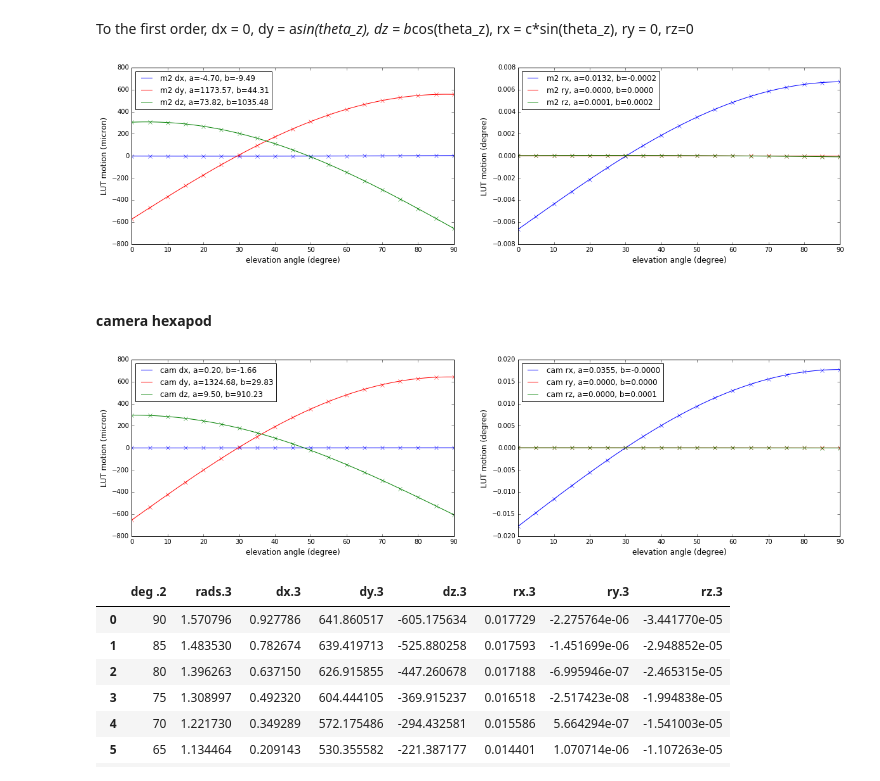
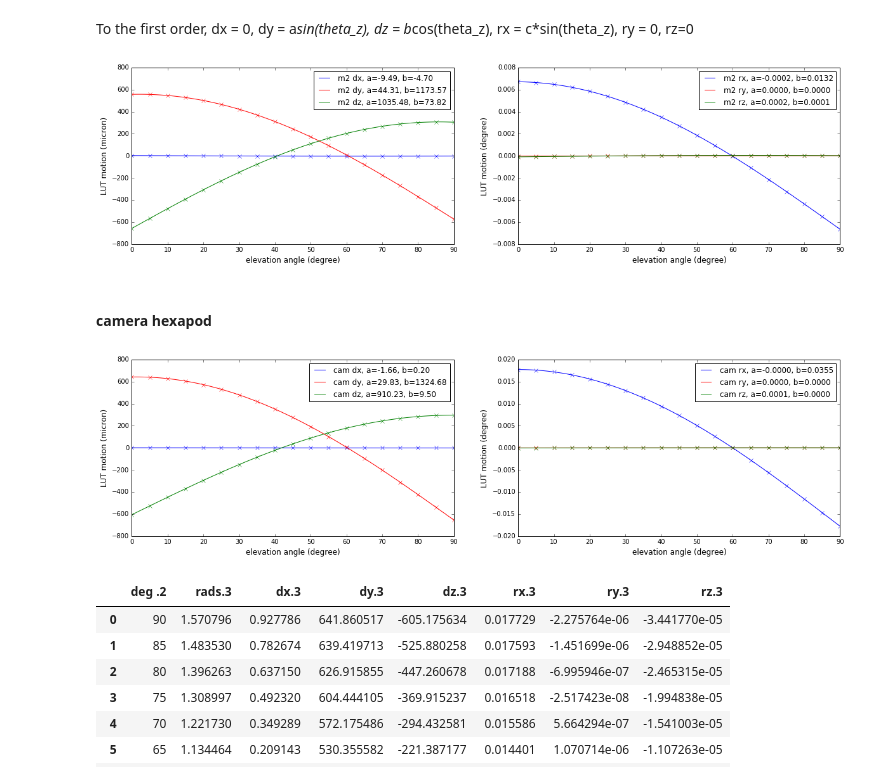
Before and after one commit to bxin/hexrot, a Jupyter notebook: hexLUT.ipynb, the cells around one changed output. Cells and saved outputs as stored; diff of their text form; code cells hidden in the pictures.

```diff
--- a/hexLUT.ipynb
+++ b/hexLUT.ipynb
@@ -41,0 +59,14 @@ plt.plot(x, (testFunc(x)-y3fit(x))*2500);
+# %%
+a = np.poly1d(np.hstack((0, 0,0,0,0, p5c[5])))
+plt.plot(x, a(x),label='0')
+b = np.poly1d(np.hstack((0, 0,0,0, p5c[4],0)))
+plt.plot(x, b(x),'.',label='1')
+c = np.poly1d(np.hstack((0, 0,0, p5c[3],0,0)))
+plt.plot(x, c(x),label='2')
+d = np.poly1d(np.hstack((0,0, p5c[2],0,0,0)))
+plt.plot(x, d(x),label='3')
+e = np.poly1d(np.hstack((0, p5c[1],0,0,0,0)))
+plt.plot(x, e(x),label='4')
+f = np.poly1d(np.hstack((p5c[0],0,0,0, 0, 0)))
+plt.plot(x, f(x), 'o', label='5')
+plt.legend(loc='lower left')
@@ -117,7 +151,7 @@ m2df
 | 17 | 5 | 0.087266 | -2.217825 | -470.487558 | 307.185328 | -0.005501 | 8.640634e-06 | 2.847206e-05 |
 | 18 | 0 | 0.000000 | -1.844103 | -572.602427 | 304.691951 | -0.006649 | 7.709593e-06 | 2.076004e-05 |
 # %%
-x0 = np.array(m2df['deg .2'])
+x0 = 90 - np.array(m2df['deg .2']) #convert zenith angle to elevation angle
 m2dx0 = np.array(m2df['dx.3'])
 m2dy0 = np.array(m2df['dy.3'])
 m2dz0 = np.array(m2df['dz.3'])
@@ -150,37 +184,37 @@ ax[0].plot(x0, m2dz0, 'gx')
 p5c = np.polyfit(x0, m2dz0, 5)
 m2coeff[2,:] = np.hstack((popt, p5c))
 
-ax[0].legend(loc='upper left')
+ax[0].legend(loc='upper right')
 ax[0].set_ylim([-800, 800])
 
 ax[0].set_xlabel('elevation angle (degree)', fontsize=12)
 ax[0].set_ylabel('LUT motion (micron)', fontsize=12)
 
 popt, pcov = curve_fit(abcFunc, x0, m2rx0)
 ax[1].plot(x, abcFunc(x, *popt), 'b', label='m2 rx, a=%.4f, b=%.4f'%(popt[0], popt[1]))
 ax[1].plot(x0, m2rx0, 'bx')
 p5c = np.polyfit(x0, m2rx0, 5)
 m2coeff[3,:] = np.hstack((popt, p5c))
 
 popt, pcov = curve_fit(abcFunc, x0, m2ry0)
 ax[1].plot(x, abcFunc(x,*popt), 'r', label='m2 ry, a=%.4f, b=%.4f'%(popt[0], popt[1]))
 ax[1].plot(x0, m2ry0, 'rx')
 p5c = np.polyfit(x0, m2ry0, 5)
 m2coeff[4,:] = np.hstack((popt, p5c))
 
 popt, pcov = curve_fit(abcFunc, x0, m2rz0)
 ax[1].plot(x, abcFunc(x,*popt), 'g', label='m2 rz, a=%.4f, b=%.4f'%(popt[0], popt[1]))
 ax[1].plot(x0, m2rz0, 'gx')
 p5c = np.polyfit(x0, m2rz0, 5)
 m2coeff[5,:] = np.hstack((popt, p5c))
 
-ax[1].legend(loc='upper left')
+ax[1].legend(loc='upper right')
 #ax[1].set_ylim([-800, 800])
 
 ax[1].set_xlabel('elevation angle (degree)', fontsize=12)
 ax[1].set_ylabel('LUT motion (degree)', fontsize=12);
 # %% [output]
-[figure, old version]
+[figure, new version]
 # %%
 np.savetxt('m2LUT.txt', m2coeff[:,3:])
 np.savetxt('m2abc.txt', m2coeff[:,:3])
@@ -191,7 +225,7 @@ filename = 'LUT/Camera Hexapod Motions in Elevation Axis 2020 07 23.xlsx'
 sheetname = 'Camera Hex Motions in Elevation'
 camdf = pd.read_excel(filename, sheet_name = sheetname, skiprows = 17,  nrows= 19, usecols = 'AC:AJ')
 
-x0 = np.array(camdf['deg .2'])
+x0 = 90 - np.array(camdf['deg .2'])
 camdx0 = np.array(camdf['dx.3'])
 camdy0 = np.array(camdf['dy.3'])
 camdz0 = np.array(camdf['dz.3'])
@@ -219,7 +253,7 @@ ax[0].plot(x0, camdz0, 'gx')
 p5c = np.polyfit(x0, camdz0, 5)
 camcoeff[2,:] = np.hstack((popt, p5c))
 
-ax[0].legend(loc='upper left')
+ax[0].legend(loc='upper right')
 ax[0].set_ylim([-800, 800])
 
 ax[0].set_xlabel('elevation angle (degree)', fontsize=12)
@@ -243,7 +277,7 @@ ax[1].plot(x0, camrz0, 'gx')
 p5c = np.polyfit(x0, camrz0, 5)
 camcoeff[5,:] = np.hstack((popt, p5c))
 
-ax[1].legend(loc='upper left')
+ax[1].legend(loc='upper right')
 #ax[1].set_ylim([-800, 800])
 
 ax[1].set_xlabel('elevation angle (degree)', fontsize=12)
@@ -252,7 +286,7 @@ ax[1].set_ylabel('LUT motion (degree)', fontsize=12)
 np.savetxt('camLUT.txt', camcoeff[:,3:])
 np.savetxt('camabc.txt', camcoeff[:,:3])
 # %% [output]
-[figure, old version]
+[figure, new version]
 # %%
 camdf
 # %% [output]
```
Also changed, not shown: parts of 4 cells of this notebook, 4 other files.
